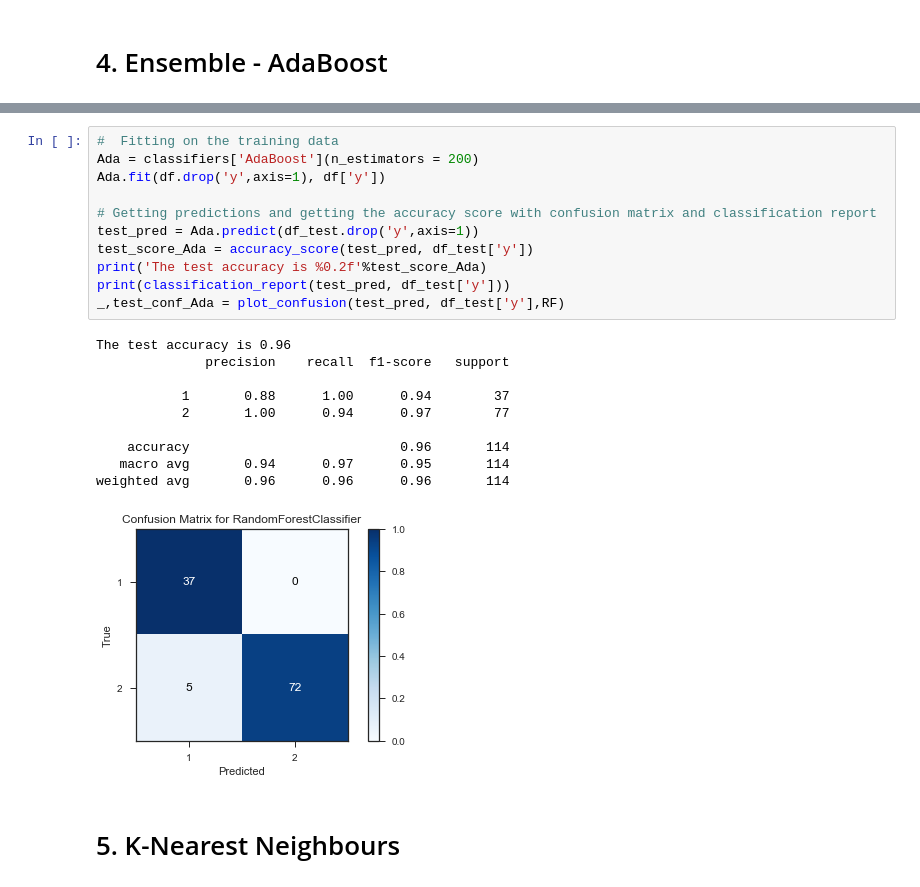
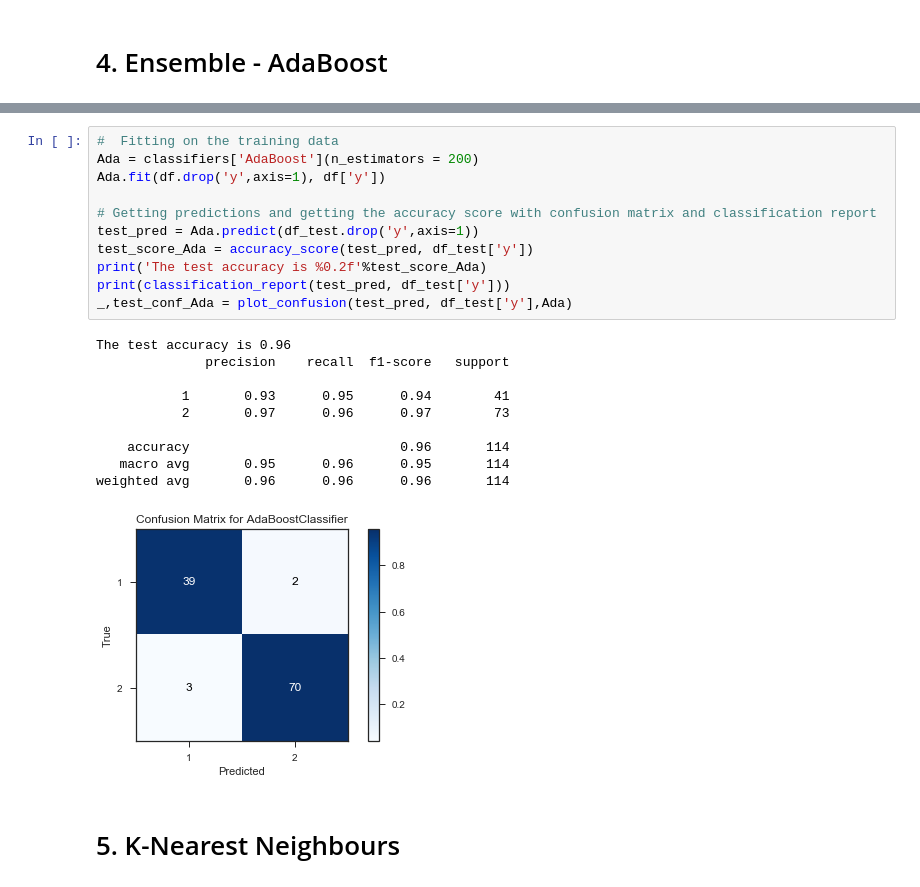
Before and after one commit to mohammeddonia/StatLearn-Comparison, a Jupyter notebook: Binary_01_Cancer Diagnostics.ipynb, the cells around one changed output, grey strips where cells are left out. Cells and saved outputs as stored; diff of their text form.

```diff
--- a/Binary_01_Cancer Diagnostics.ipynb
+++ b/Binary_01_Cancer Diagnostics.ipynb
@@ -326,25 +332,25 @@ The average training time is 0.814095 seconds
 # %%
 #  Fitting on the training data
 Ada = classifiers['AdaBoost'](n_estimators = 200)
 Ada.fit(df.drop('y',axis=1), df['y'])
 
 # Getting predictions and getting the accuracy score with confusion matrix and classification report
 test_pred = Ada.predict(df_test.drop('y',axis=1))
 test_score_Ada = accuracy_score(test_pred, df_test['y'])
 print('The test accuracy is %0.2f'%test_score_Ada)
 print(classification_report(test_pred, df_test['y']))
-_,test_conf_Ada = plot_confusion(test_pred, df_test['y'],RF)
+_,test_conf_Ada = plot_confusion(test_pred, df_test['y'],Ada)
 # %% [output]
 The test accuracy is 0.96
               precision    recall  f1-score   support
 
-           1       0.88      1.00      0.94        37
-           2       1.00      0.94      0.97        77
+           1       0.93      0.95      0.94        41
+           2       0.97      0.96      0.97        73
 
     accuracy                           0.96       114
-   macro avg       0.94      0.97      0.95       114
+   macro avg       0.95      0.96      0.95       114
 weighted avg       0.96      0.96      0.96       114
-[figure, old version]
+[figure, new version]
 # %% [markdown]
 # 5. K-Nearest Neighbours
 # %%
```
Also changed, not shown: parts of 40 cells of this notebook, 35 other files.
